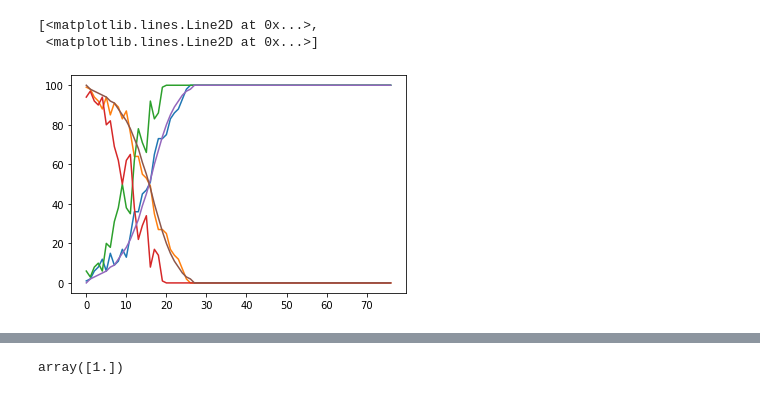
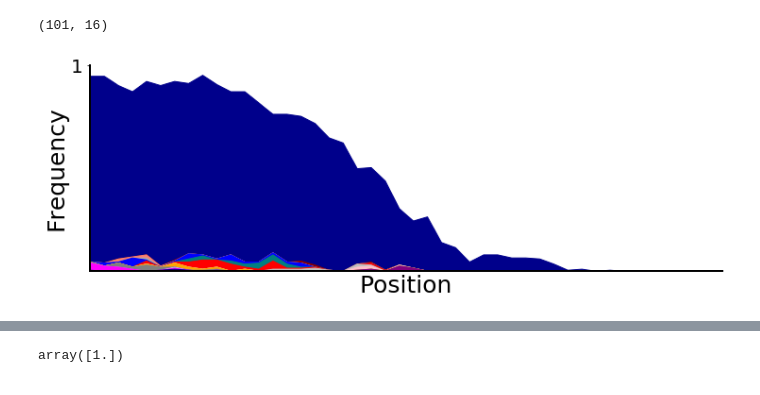
Before and after one commit to nkrishnan94/Range-Expansion-Eco-Evo-Regime, a Jupyter notebook: stepping stone.ipynb, the cells around one changed output, grey strips where cells are left out. Drawn from its saved outputs; the diff is of its cells as text; code cells hidden in the pictures.

```diff
--- a/stepping stone.ipynb
+++ b/stepping stone.ipynb
@@ -268,8 +709,10 @@ np.random.random()
-# %%
-plt.plot(L[1])
-plt.plot(L[-1])
-plt.plot(L[0])
-# %% [output]
-[<matplotlib.lines.Line2D at 0x...>,
- <matplotlib.lines.Line2D at 0x...>]
-[figure, removed]
+# %%
+K= 200
+
+r=.1
+alpha=2
+mu=.001
+
+thresh=3/K
+
+L,times=fix_time(K,r,alpha,mu,thresh,dist_key = 'normal')
@@ -275,0 +721,40 @@ plt.plot(L[0])
+# %%
+L[1500][:,inds].shape
+# %% [output]
+(101, 16)
+# %%
+inds = np.where(np.sum(L[1500],axis=0)!=0)[0]
+trace = L[1500][:,inds]
+# %%
+rng=45
+fig,ax =plt.subplots(figsize=(12,4))
+
+
+
+colors = ['darkblue','darkred','salmon','darkgrey','blue','teal','red','silver',
+          'pink','orange','grey','purple','lightblue','magenta','navy']
+labels = ['Wild-type', 'Single mutant', 'Double mutant']
+for i in range(len(trace[0])-1):
+    ax.fill_between(np.arange(rng),np.sum(trace[:rng,1+i:],axis=1),color=colors[i])
+
+
+ax.spines['right'].set_visible(False)
+ax.spines['top'].set_visible(False)
+
+ax.spines['left'].set_linewidth(2)
+ax.spines['bottom'].set_linewidth(2)
+
+
+ax.set_ylim(0,200)
+ax.set_yticks([200])
+
+ax.set_yticklabels([1],fontsize=20)
+
+ax.set_ylabel('Frequency',fontsize=25)
+ax.set_xlabel('Position',fontsize=25)
+ax.set_xticks([])
+ax.set_xlim(0,rng)
+
+plt.savefig('clonal_interfere.pdf')
+# %% [output]
+[figure, added]
```
Also changed, not shown: parts of 13 cells of this notebook, 3 other files.
